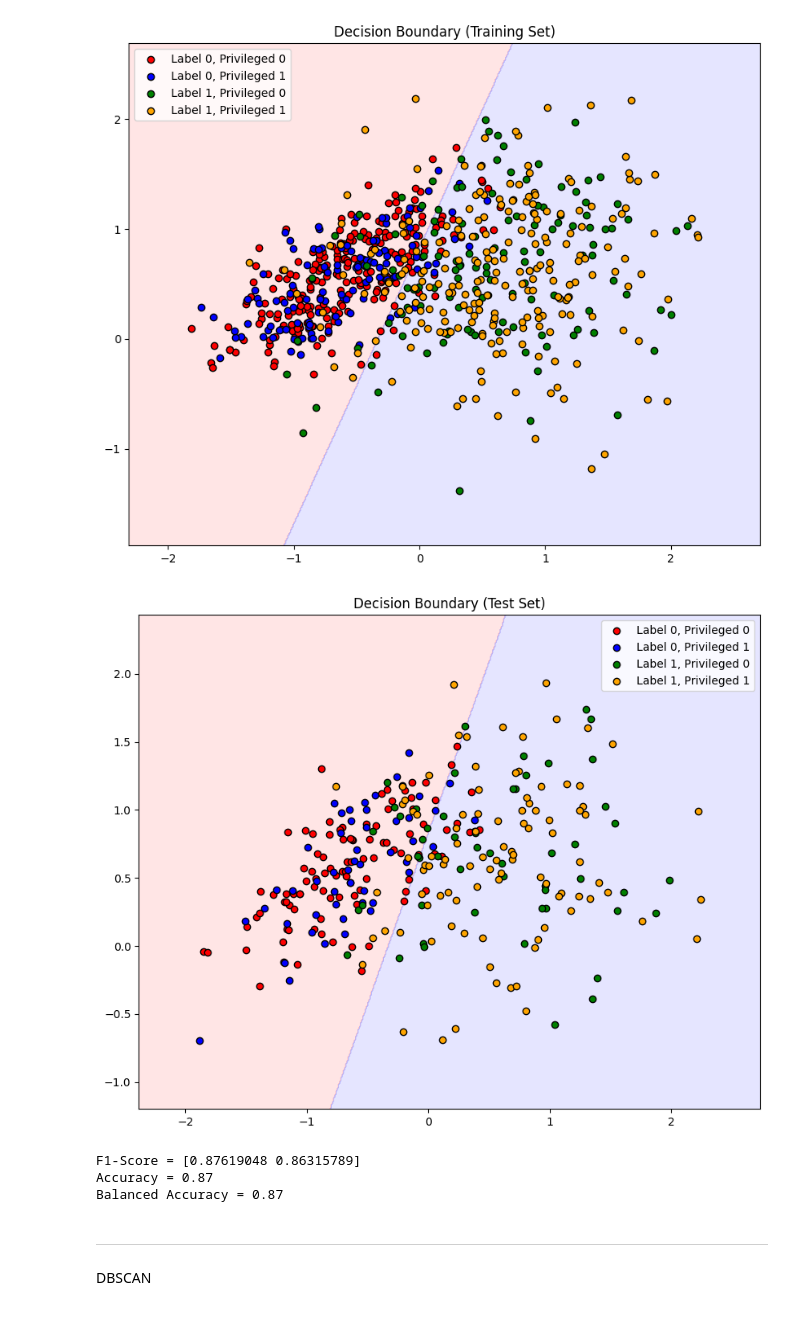
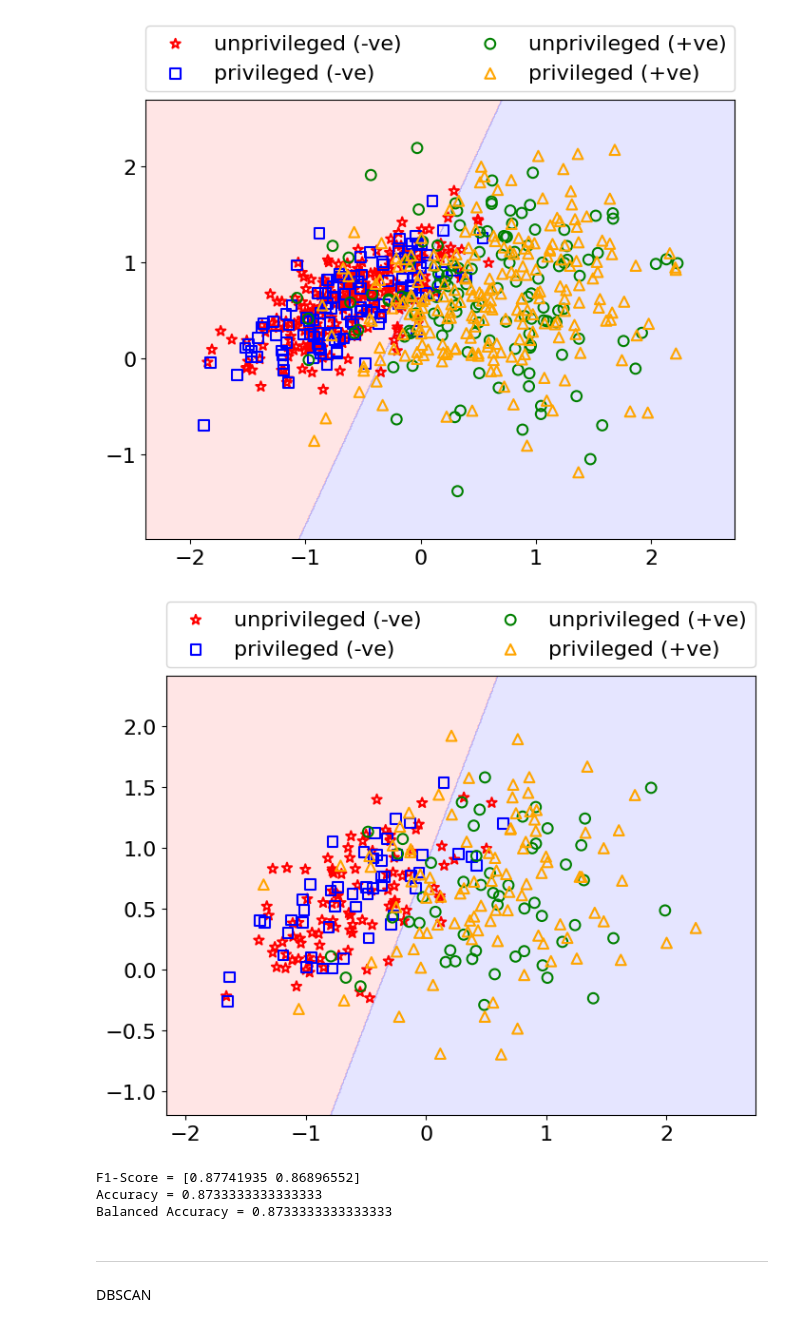
Before and after one commit to qahtanaa/OSFFR, a Jupyter notebook: 4thegraph_decisionboundary.ipynb, the cells around one changed output. Cells and saved outputs as stored; diff of their text form; code cells hidden in the pictures.

```diff
--- a/4thegraph_decisionboundary.ipynb
+++ b/4thegraph_decisionboundary.ipynb
@@ -136,11 +137,11 @@ Length of test set: 300
 # %%
 # Train a logisitic regression model
 # Train the model with the training subset
-logreg = LogisticRegression()
-logreg.fit(X_train, y_train)
+logregB = LogisticRegression()
+logregB.fit(X_train, y_train)
 
 # Test the model on the test subset
-result = logreg.predict(X_test)
+result = logregB.predict(X_test)
 # Display the confusion matrix to check the performance of your model
 confusion_matrix(result, y_test)
 # %% [output]
@@ -169,51 +170,57 @@ import matplotlib.pyplot as plt
 from collections import Counter
 from numpy import where
 from sklearn.datasets import make_classification
 from sklearn.linear_model import LogisticRegression
 from sklearn.metrics import confusion_matrix
 from sklearn.model_selection import train_test_split
 from matplotlib.colors import ListedColormap
 
 # Plot decision boundary
 def plot_decision_boundary(X, y, sensitive_attr, model, title, figsize=(12, 8)):
     plt.figure(figsize=figsize)
     x_min, x_max = X[:, 0].min() - 0.5, X[:, 0].max() + 0.5
     y_min, y_max = X[:, 1].min() - 0.5, X[:, 1].max() + 0.5
     xx, yy = np.meshgrid(np.arange(x_min, x_max, 0.01), np.arange(y_min, y_max, 0.01))
     Z = model.predict(np.c_[xx.ravel(), yy.ravel()])
     Z = Z.reshape(xx.shape)
 
+    font_size = 16               # you can use the size that would be readable easily
+    plt.rcParams.update({'font.size': font_size})
     plt.contourf(xx, yy, Z, alpha=0.3, cmap=ListedColormap(['#FFAAAA', '#AAAAFF']))
 
     # Plot the data points with four different colors
-    colors = { (0, 0): 'red', (0, 1): 'blue', (1, 0): 'green', (1, 1): 'orange' }
-    for (label, sensitive_attr_val), color in colors.items():
+    colors = { (0, 0): ('red', '*'), (0, 1): ('blue', 's'), (1, 0): ('green', 'o'), (1, 1): ('orange', '^') }
+    for (label, sensitive_attr_val), (color, mark) in colors.items():
         row_ix = np.where((y == label) & (sensitive_attr == sensitive_attr_val))[0]
-        plt.scatter(X[row_ix, 0], X[row_ix, 1], label=f'Label {label}, Privileged {sensitive_attr_val}', c=color, edgecolors='k')
+        plt.scatter(X[row_ix, 0], X[row_ix, 1], label=f'Label {label}, Privileged {sensitive_attr_val}',
+                    marker = mark, c='None', edgecolors=color, s = 60, linewidth = 1.5)
 
-    plt.legend()
+    legendList = ('unprivileged (-ve)', 'privileged (-ve)', 'unprivileged (+ve)', 'privileged (+ve)')
+    plt.legend(legendList, bbox_to_anchor=(0., 1.02, 1., .102), loc='lower left',
+                      ncols=2, mode="expand", borderaxespad=0.)
     #plt.xlabel('Feature 1')
     #plt.ylabel('Feature 2')
-    plt.title(title)
+    # plt.title(title)
+    plt.savefig(title, bbox_inches = 'tight')
     plt.show()
 
 # Plot decision boundary for the training set
-plot_decision_boundary(X_train, y_train, sensitive_attr_train, logreg, 'Decision Boundary (Training Set)', figsize=(10, 8))
+plot_decision_boundary(X_train, y_train, sensitive_attr_train, logregB, 'train_before.pdf', figsize=(8, 6))
 
 # Plot decision boundary for the test set with a larger figure
-plot_decision_boundary(X_test, y_test, sensitive_attr_test, logreg, 'Decision Boundary (Test Set)', figsize=(10, 8))
+plot_decision_boundary(X_test, y_test, sensitive_attr_test, logregB, 'test_before.pdf', figsize=(8, 6))
 # %% [output]
-[figure, old version]
+[figure, new version]
-[figure, old version]
+[figure, new version]
 # %%
 f1 = f1_score(y_test, result, average=None)
 acc = accuracy_score(y_test, result, normalize=True)
 bacc = balanced_accuracy_score(y_test, result)
 print ("F1-Score = {}\nAccuracy = {}\nBalanced Accuracy = {}".format(f1, acc, bacc))
 # %% [output]
-F1-Score = [0.87619048 0.86315789]
-Accuracy = 0.87
-Balanced Accuracy = 0.87
+F1-Score = [0.87741935 0.86896552]
+Accuracy = 0.8733333333333333
+Balanced Accuracy = 0.8733333333333333
 # %% [markdown]
 ___________________________________________________________
 DBSCAN
```
Also changed, not shown: parts of 20 cells of this notebook.
